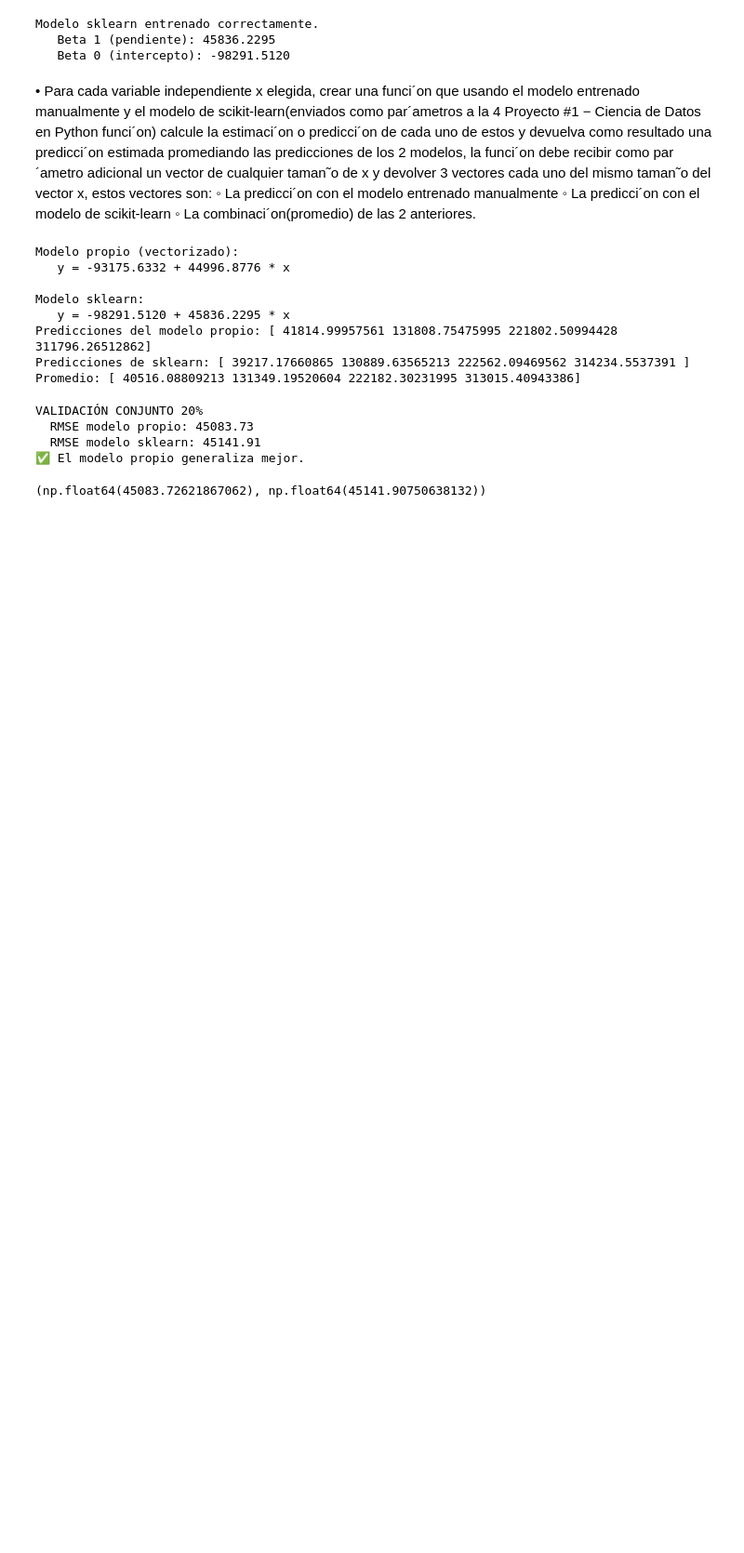
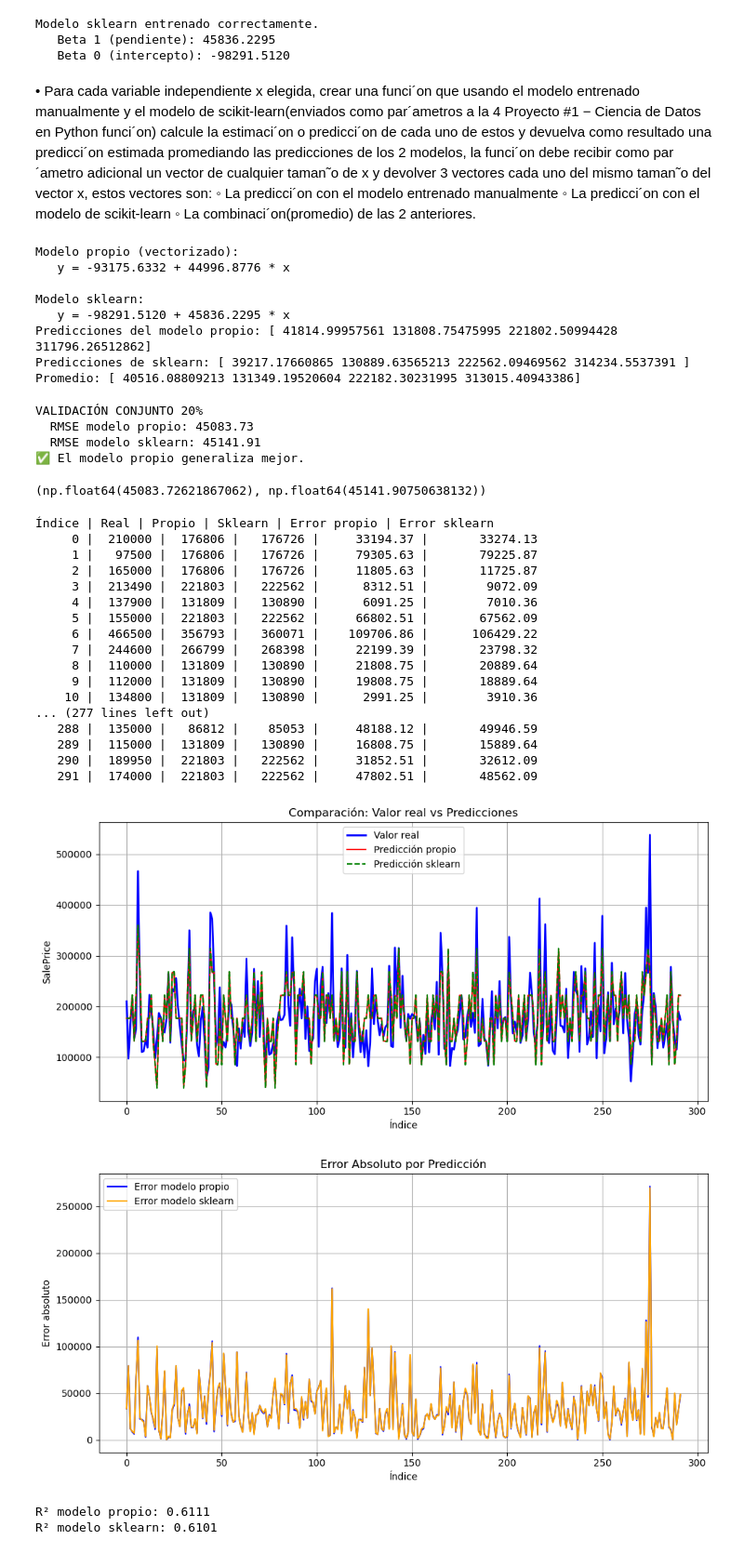
Before and after one commit to edwinchacongalileo/ProyectoFinalPapd, a Jupyter notebook: Nuevo proyecto.ipynb, the cells around one changed output. Shown: that part at 93% size. Drawn from its saved outputs; the diff is of its cells as text; code cells hidden in the pictures; blank space fills up the shorter version.

Commit message:
Se agregan las comparaciones finales a la grafica segun el indice de los valores reales y la grafica de los errores

```diff
--- a/Nuevo proyecto.ipynb
+++ b/Nuevo proyecto.ipynb
@@ -766,3 +833,27 @@ VALIDACIÓN CONJUNTO 20%
   RMSE modelo sklearn: 45141.91
 ✅ El modelo propio generaliza mejor.
 (np.float64(45083.72621867062), np.float64(45141.90750638132))
+# %%
+analizador.analizar_predicciones_validacion()
+# %% [output]
+Índice | Real | Propio | Sklearn | Error propio | Error sklearn
+     0 |  210000 |  176806 |   176726 |     33194.37 |       33274.13
+     1 |   97500 |  176806 |   176726 |     79305.63 |       79225.87
+     2 |  165000 |  176806 |   176726 |     11805.63 |       11725.87
+     3 |  213490 |  221803 |   222562 |      8312.51 |        9072.09
+     4 |  137900 |  131809 |   130890 |      6091.25 |        7010.36
+     5 |  155000 |  221803 |   222562 |     66802.51 |       67562.09
+     6 |  466500 |  356793 |   360071 |    109706.86 |      106429.22
+     7 |  244600 |  266799 |   268398 |     22199.39 |       23798.32
+     8 |  110000 |  131809 |   130890 |     21808.75 |       20889.64
+     9 |  112000 |  131809 |   130890 |     19808.75 |       18889.64
+    10 |  134800 |  131809 |   130890 |      2991.25 |        3910.36
+... (277 lines left out)
+   288 |  135000 |   86812 |    85053 |     48188.12 |       49946.59
+   289 |  115000 |  131809 |   130890 |     16808.75 |       15889.64
+   290 |  189950 |  221803 |   222562 |     31852.51 |       32612.09
+   291 |  174000 |  221803 |   222562 |     47802.51 |       48562.09
+[figure, added]
+[figure, added]
+R² modelo propio: 0.6111
+R² modelo sklearn: 0.6101
```
Also changed, not shown: parts of 1 cell of this notebook.
